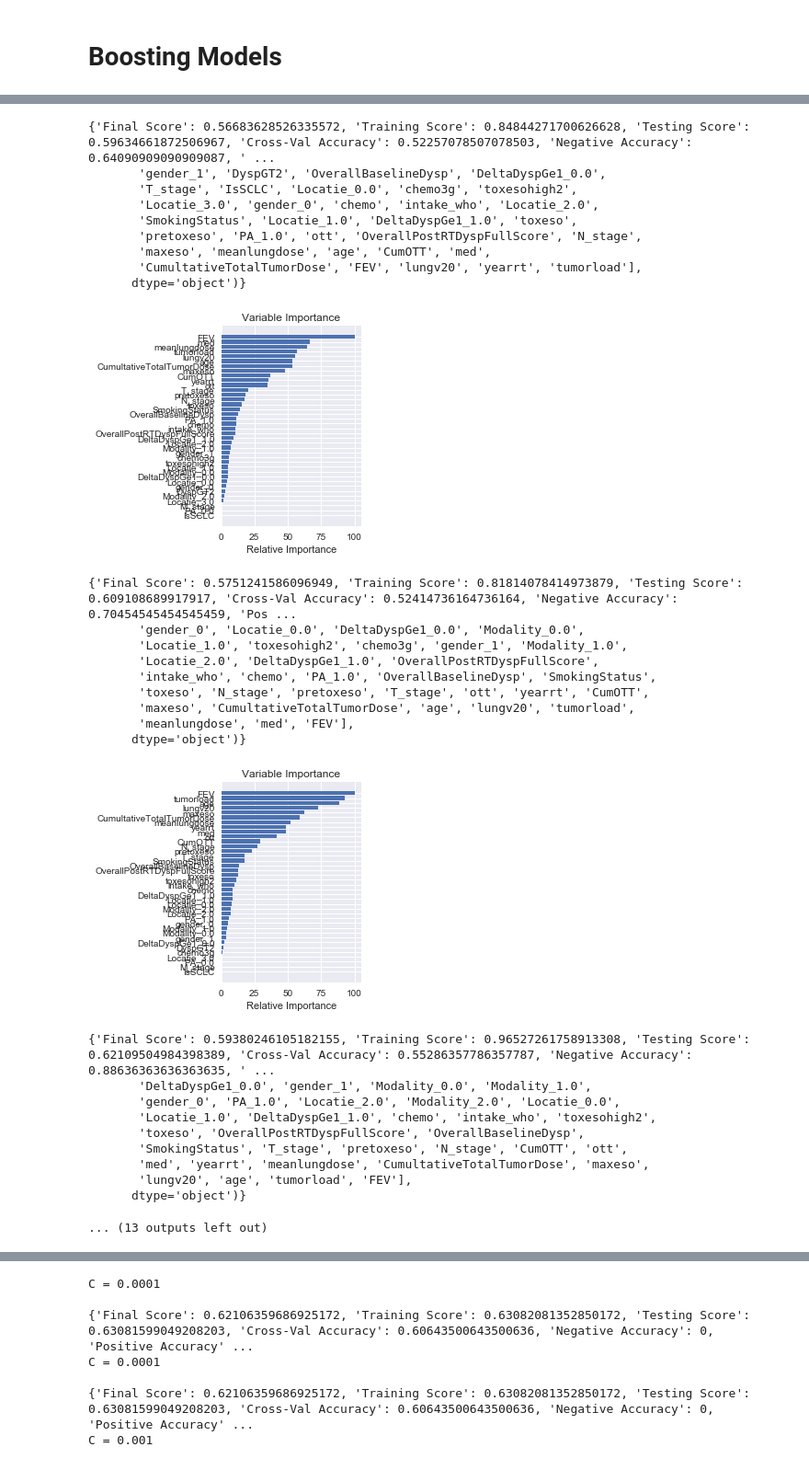
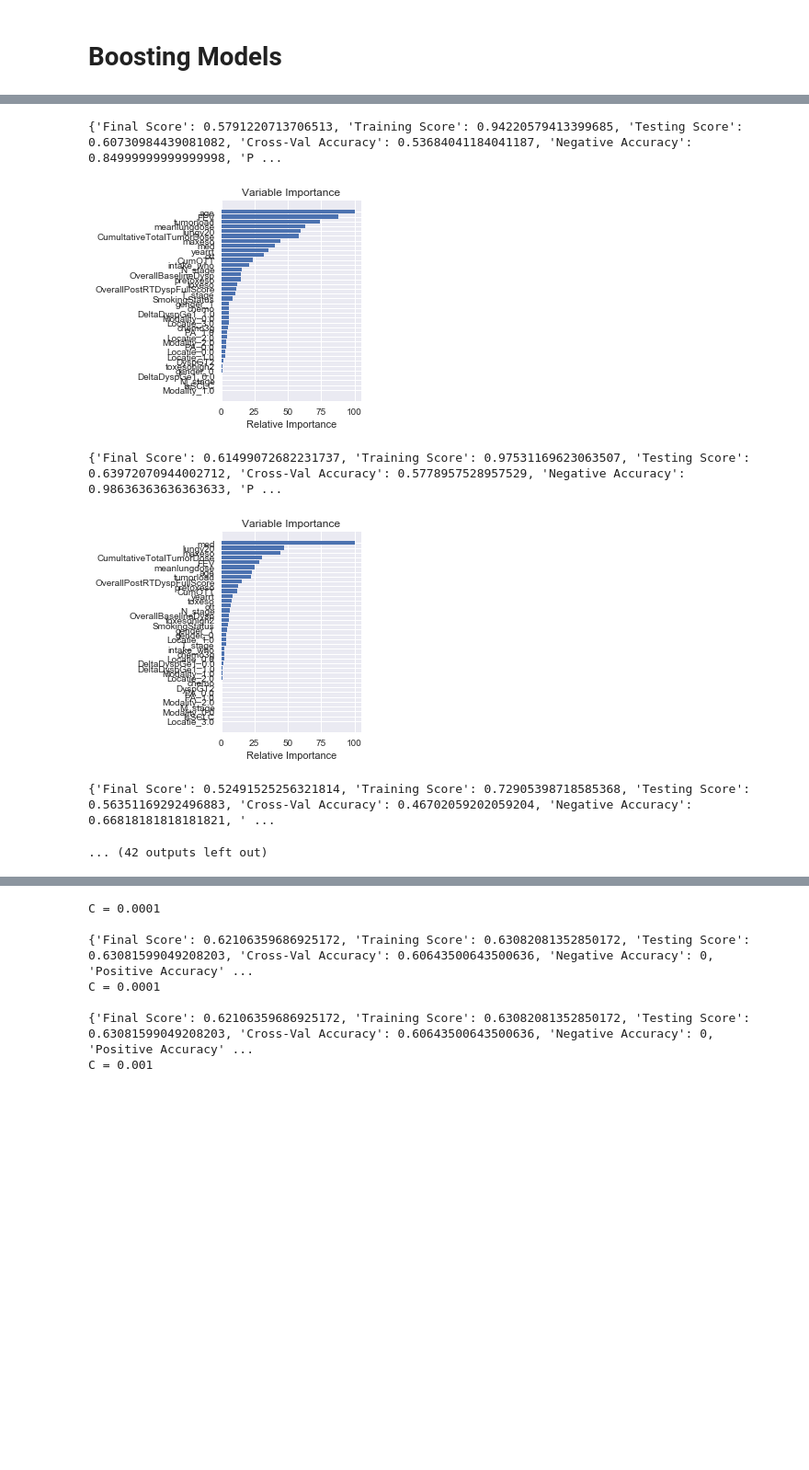
Before and after one commit to birajaghoshal/Supervised-Capstone, a Jupyter notebook: Supervised Capstone Practice.ipynb, the cells around one changed output, grey strips where cells are left out. Shown at 92% size. Drawn from its saved outputs; the diff is of its cells as text; code cells hidden in the pictures; blank space fills up the shorter version.

```diff
--- a/Supervised Capstone Practice.ipynb
+++ b/Supervised Capstone Practice.ipynb
@@ -340,13 +346,14 @@ recall -- the ability to not to identify negatives as positives"
 I have used cross-validation with 5 folds because it is computationally cheap, but creates enough diversity amongst models to protect against overfitting.
 # %%
-cat = ['gender','Modality','PA','Locatie','DeltaDyspGe1']
-df_cat = pd.get_dummies(df, columns = cat)
+categorical = ['gender','Modality','PA','Locatie','DeltaDyspGe1']
+df_cat = pd.get_dummies(df, columns = categorical)
 df_cat = df_cat.fillna(df_cat.mean())
 
 X = df_cat.loc[:, ~(df_cat.columns).isin(['TwoYearSurvival'])]
 Y = df_cat['TwoYearSurvival']
 
 print(df_cat.head())
+print(df_cat.shape)
 # %% [output]
    yearrt        med     maxeso  intake_who  age     chemo  ott   chemo3g  \
 0  2010.0  17.034600  44.898900         2.0   67  1.000000   21  2.000000
@@ -413,8 +417,4 @@ Since there are many features (41 to be exact) I will first perform lasso regres
 # %%
-from sklearn import linear_model
-from sklearn.linear_model import LogisticRegression
-import operator
-
 def run_logistic(X, Y, pen):
     runs = []
 
@@ -438,7 +438,7 @@ def run_logistic(X, Y, pen):
         print(results)
 
 
-    alpha_nums = [0.0001, 0.0001, 0.001, 0.01, 0.1, 0.3, 0.5, 1, 100, 1000, 1e5, 1e7, 1e9]
+    alpha_nums = [0.0001, 0.001, 0.01, 0.1, 0.3, 0.5, 1, 100, 1000, 1e5, 1e7, 1e9]
     #alpha_nums = [0.01, 0.1]
 
     for alpha in alpha_nums:
@@ -656,23 +713,30 @@ from sklearn.svm import SVC
 def run_svc(X,Y):
 
     runs = []
-    def svc(alpha, kern):
-        svc = SVC(C=alpha, kernel=kern)
+    def svc(alpha, kern, gam):
+        svc = SVC(C=alpha, kernel=kern, gamma=gam)
         svc.fit(X,Y)
         print(f'Kernel: {kern}')
         print(f'C = {alpha}')
+        print(f'Gamma = {gam}')
 
         results = recall_score(svc, X, Y)
         results['alpha'] = alpha
         results['kernel type'] = kern
+        results['gamma'] = gam
         runs.append(results)
 
     kernels = ['linear', 'rbf']
-    alpha_nums = [1e-7, 1e-4, 1e-3, 1e-2, 0.1, 0.3, 0.5, 1, 100, 1000, 1e5]
+    alpha_nums = [1e-7, 1e-3, 0.1, 0.3, 0.5, 1, 100, 1000, 1e5]
+    gamma = [1e-7, 1e-3, 0.1, 0.3, 0.5, 1]
 
     for kern in kernels:
         for alpha in alpha_nums:
-            svc(alpha, kern)
+            for gam in gamma:
+                if kern == 'linear':
+                    svc(alpha, kern, 1/35)
+                else:
+                    svc(alpha, kern, gam)
 
     runs.sort(key = lambda run: run['Final Score'])
     print(f'Best Run: {runs[-1]}')
@@ -707,8 +772,9 @@ from sklearn import ensemble
 def run_boosting(X,Y):
     runs = []
 
-    def boosting(depth_max, random, loss, subsample):
-        clf = ensemble.GradientBoostingClassifier(max_depth=depth_max, random_state=random, loss=loss, subsample=ss)
+    def boosting(depth_max, random, loss, subsample, learn):
+        clf = ensemble.GradientBoostingClassifier(max_depth=depth_max, random_state=random, loss=loss,
+                subsample=ss, learning_rate = learn)
         clf.fit(X, Y)
 
         results = recall_score(clf, X, Y)
@@ -716,6 +782,7 @@ def run_boosting(X,Y):
         results['Random State'] = random
         results['Loss'] = loss
         results['Subsample'] = ss
+        results['Learning Rate'] = learn
 
         print("\n")
 
@@ -730,22 +797,24 @@ def run_boosting(X,Y):
         plt.title('Variable Importance')
         plt.show()
 
-        sorted_col = X.columns[sorted_idx]
+        sorted_col = X.columns[sorted_idx].tolist()
 
         results['feature list'] = sorted_col
         runs.append(results)
         print(results)
 
-    depth_maxs = [2,4,6]
+    depth_maxs = [3,5,10]
     randoms = [1]
     losses = ['deviance']
-    subsamples = [0.1, 0.3, 0.5, 1]
+    subsamples = [0.1, 0.5, 1]
+    learning_rates = [0.1, 0.5, 1]
 
     for depth_max in depth_maxs:
         for random in randoms:
             for loss in losses:
                 for ss in subsamples:
-                        boosting (depth_max, random, loss, ss)
+                    for learn in learning_rates:
+                        boosting (depth_max, random, loss, ss, learn)
 
     runs.sort(key = lambda run: run['Final Score'])
     print(f'Best Run: {runs[-1]}')
@@ -753,5 +822,5 @@ def run_boosting(X,Y):
     print(type(features))
     return features
 
-run_boosting(X,Y)
+best_features = run_boosting(X,Y)
 # %% [output]
@@ -789,30 +834,6 @@ run_boosting(X,Y)
-{'Final Score': 0.56683628526335572, 'Training Score': 0.84844271700626628, 'Testing Score': 0.59634661872506967, 'Cross-Val Accuracy': 0.52257078507078503, 'Negative Accuracy': 0.64090909090909087, ' ...
-       'gender_1', 'DyspGT2', 'OverallBaselineDysp', 'DeltaDyspGe1_0.0',
-       'T_stage', 'IsSCLC', 'Locatie_0.0', 'chemo3g', 'toxesohigh2',
-       'Locatie_3.0', 'gender_0', 'chemo', 'intake_who', 'Locatie_2.0',
-       'SmokingStatus', 'Locatie_1.0', 'DeltaDyspGe1_1.0', 'toxeso',
-       'pretoxeso', 'PA_1.0', 'ott', 'OverallPostRTDyspFullScore', 'N_stage',
-       'maxeso', 'meanlungdose', 'age', 'CumOTT', 'med',
-       'CumultativeTotalTumorDose', 'FEV', 'lungv20', 'yearrt', 'tumorload'],
-      dtype='object')}
+{'Final Score': 0.5791220713706513, 'Training Score': 0.94220579413399685, 'Testing Score': 0.60730984439081082, 'Cross-Val Accuracy': 0.53684041184041187, 'Negative Accuracy': 0.84999999999999998, 'P ...
-[figure, old version]
+[figure, new version]
-{'Final Score': 0.5751241586096949, 'Training Score': 0.81814078414973879, 'Testing Score': 0.609108689917917, 'Cross-Val Accuracy': 0.52414736164736164, 'Negative Accuracy': 0.70454545454545459, 'Pos ...
-       'gender_0', 'Locatie_0.0', 'DeltaDyspGe1_0.0', 'Modality_0.0',
-       'Locatie_1.0', 'toxesohigh2', 'chemo3g', 'gender_1', 'Modality_1.0',
-       'Locatie_2.0', 'DeltaDyspGe1_1.0', 'OverallPostRTDyspFullScore',
-       'intake_who', 'chemo', 'PA_1.0', 'OverallBaselineDysp', 'SmokingStatus',
-       'toxeso', 'N_stage', 'pretoxeso', 'T_stage', 'ott', 'yearrt', 'CumOTT',
-       'maxeso', 'CumultativeTotalTumorDose', 'age', 'lungv20', 'tumorload',
-       'meanlungdose', 'med', 'FEV'],
-      dtype='object')}
+{'Final Score': 0.61499072682231737, 'Training Score': 0.97531169623063507, 'Testing Score': 0.63972070944002712, 'Cross-Val Accuracy': 0.5778957528957529, 'Negative Accuracy': 0.98636363636363633, 'P ...
-[figure, old version]
+[figure, new version]
-{'Final Score': 0.59380246105182155, 'Training Score': 0.96527261758913308, 'Testing Score': 0.62109504984398389, 'Cross-Val Accuracy': 0.55286357786357787, 'Negative Accuracy': 0.88636363636363635, ' ...
-       'DeltaDyspGe1_0.0', 'gender_1', 'Modality_0.0', 'Modality_1.0',
-       'gender_0', 'PA_1.0', 'Locatie_2.0', 'Modality_2.0', 'Locatie_0.0',
-       'Locatie_1.0', 'DeltaDyspGe1_1.0', 'chemo', 'intake_who', 'toxesohigh2',
-       'toxeso', 'OverallPostRTDyspFullScore', 'OverallBaselineDysp',
-       'SmokingStatus', 'T_stage', 'pretoxeso', 'N_stage', 'CumOTT', 'ott',
-       'med', 'yearrt', 'meanlungdose', 'CumultativeTotalTumorDose', 'maxeso',
-       'lungv20', 'age', 'tumorload', 'FEV'],
-      dtype='object')}
+{'Final Score': 0.52491525256321814, 'Training Score': 0.72905398718585368, 'Testing Score': 0.56351169292496883, 'Cross-Val Accuracy': 0.46702059202059204, 'Negative Accuracy': 0.66818181818181821, ' ...
-... (13 outputs left out)
+... (42 outputs left out)
```
Also changed, not shown: parts of 44 cells of this notebook.
